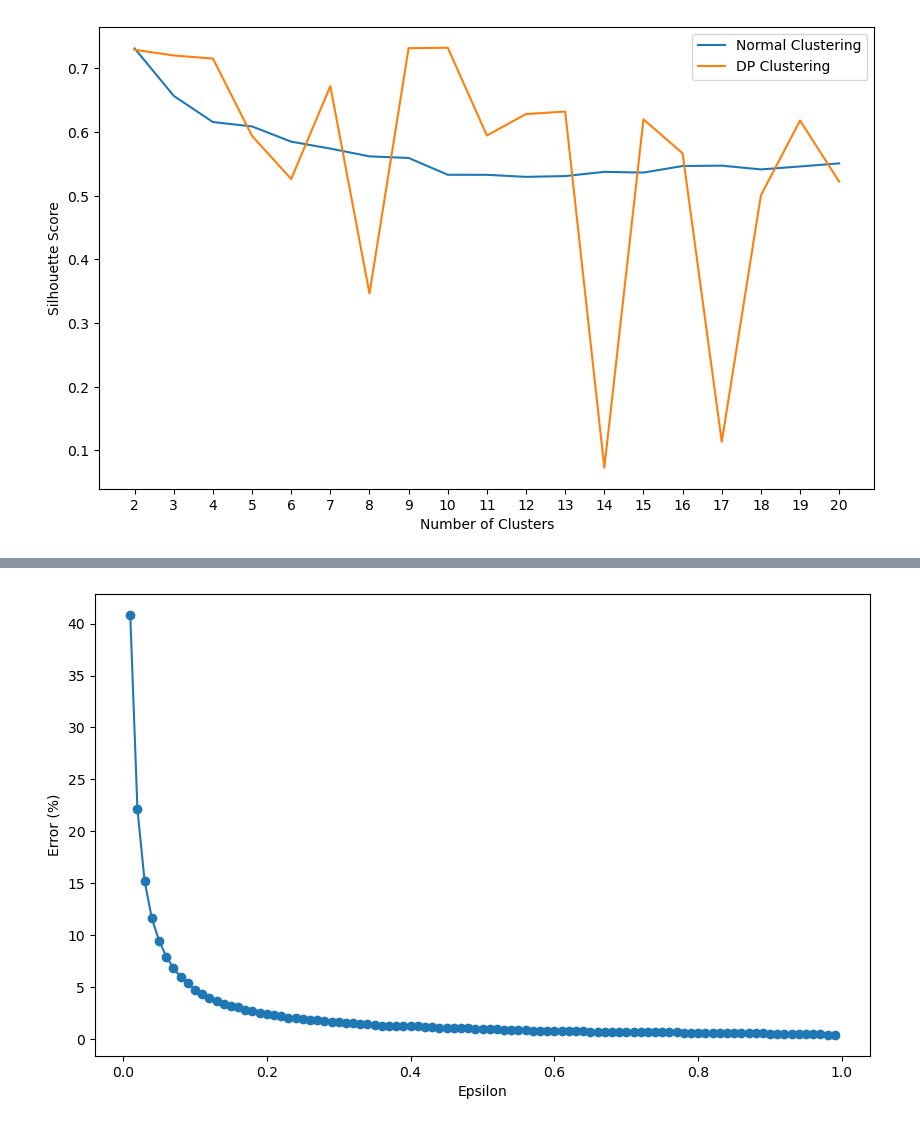
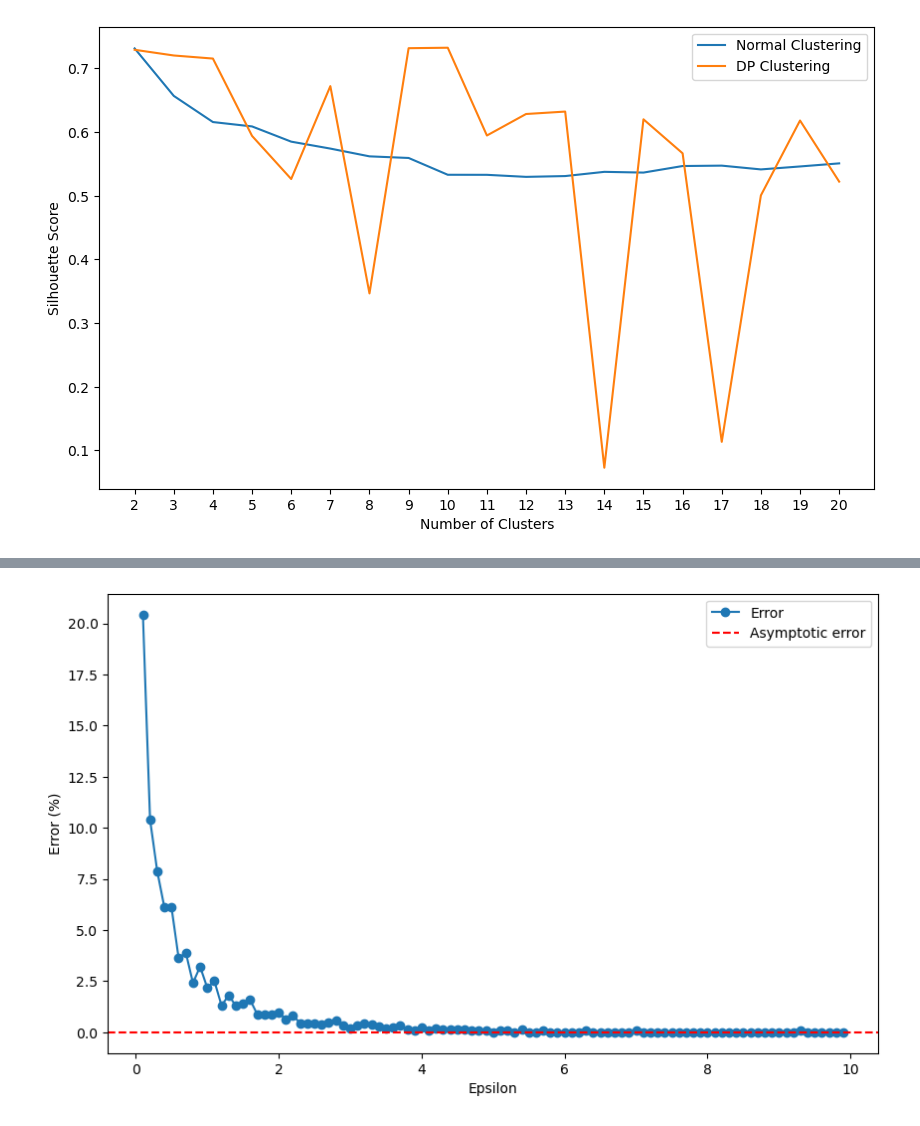
Before and after one commit to Kekkodf/Master-Thesis, a Jupyter notebook: Code/Notebook_thesis.ipynb, the cells around one changed output, grey strips where cells are left out. Drawn from its saved outputs; the diff is of its cells as text; code cells hidden in the pictures.

```diff
--- a/Code/Notebook_thesis.ipynb
+++ b/Code/Notebook_thesis.ipynb
@@ -515,0 +483,10 @@ hist = hist / np.sum(hist)
+# %%
+#get the bins for the histogram, the bins are the same as the unique values of the age_patients
+bins = np.unique(age_patients)
+
+#calculate the histogram
+hist, _ = np.histogram(age_patients, bins=bins)
+hist = hist / np.sum(hist)
+
+print("Histograms values (Real): \n", hist, "\n")
+print("Bins: \n", bins, "\n")
@@ -552,0 +564,9 @@ To ensure differential privacy, and no additional privacy leakage, the range mus
+# %%
+bins = np.unique(age_patients)
+
+dp_hist, dp_bins = dp.histogram(age_patients, epsilon=1, random_state=0, bins=bins, range=(0, 100))
+dp_hist = dp_hist / dp_hist.sum()
+
+print("Histpgrams values: \n", dp_hist, "\n")
+print("Bins: \n", dp_bins, "\n")
+print("Verify: %.1f" % dp_hist.sum())
@@ -557,8 +603,9 @@ Total histogram error (epsilon=1): 0.41%
 # %%
 errors = []
-epsilons = np.arange(0.01, 1.0, 0.01)
+epsilons = np.arange(0.1, 10, 0.1)
 # try every epsilon in the interval 0.01 to 1.0 with a step of 0.01
 for epsilon in epsilons:
-    dp_hist, dp_bins = dp.histogram(age_patients, epsilon=epsilon, random_state=0)
+    bins = np.unique(age_patients)
+    dp_hist, dp_bins = dp.histogram(age_patients, epsilon=epsilon, bins=bins, range=(0, 100))
     dp_hist = dp_hist / dp_hist.sum()
     errors.append(np.abs(dp_hist - hist).sum()*100)
@@ -583,10 +612,15 @@ To ensure differential privacy, and no additional privacy leakage, the range mus
 # %%
 # plot 2d graph, x = epsilons, y = errors
 
 plt.figure(figsize=(10, 6))
 plt.plot(epsilons, errors, "o-")
 plt.xlabel("Epsilon")
 plt.ylabel("Error (%)")
+
+#plot y = 0, aympototic error should be 0 (i.e. no differences with the original data)
+plt.axhline(y=0, color='r', linestyle='--')
+
+plt.legend(["Error", "Asymptotic error"])
 plt.show()
 # %% [output]
-[figure, old version]
+[figure, new version]
```
Also changed, not shown: parts of 42 cells of this notebook.
